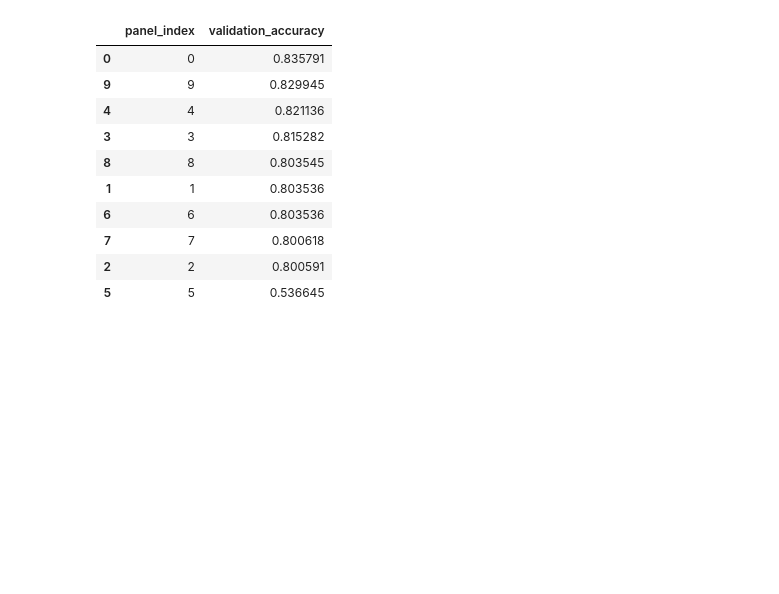
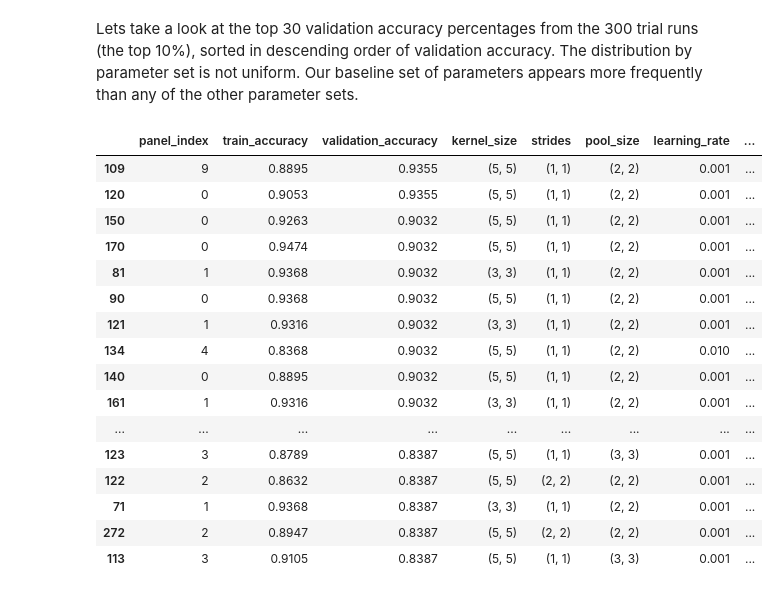
Before and after one commit to RERobbins/mids_w207_summer_22_Richard_Robbins, a Jupyter notebook: submissions/results_analysis.ipynb, the cells around one changed output. Saved outputs shown, nothing was run; the diff lists cells and outputs as text; code cells hidden in the pictures; blank space fills up the shorter version.

```diff
--- a/submissions/results_analysis.ipynb
+++ b/submissions/results_analysis.ipynb
@@ -153,14 +78,22 @@ for index in df.panel_index.unique():
+# %% [markdown]
+Lets take a look at the top 30 validation accuracy percentages from the 300 trial runs (the top 10%), sorted in descending order of validation accuracy.  The distribution by parameter set is not uniform.  Our baseline set of parameters appears more frequently than any of the other parameter sets.
 # %%
-df.groupby('panel_index', as_index=False)['validation_accuracy'].mean().sort_values('validation_accuracy', ascending=False)
+df.sort_values("validation_accuracy", ascending=False)[0:30]
 # %% [output]
-|  | panel_index | validation_accuracy |
-| 0 | 0 | 0.835791 |
-| 9 | 9 | 0.829945 |
-| 4 | 4 | 0.821136 |
-| 3 | 3 | 0.815282 |
-| 8 | 8 | 0.803545 |
-| 1 | 1 | 0.803536 |
-| 6 | 6 | 0.803536 |
-| 7 | 7 | 0.800618 |
-| 2 | 2 | 0.800591 |
-| 5 | 5 | 0.536645 |
+|  | panel_index | train_accuracy | validation_accuracy | kernel_size | strides | pool_size | learning_rate | ... |
+| 109 | 9 | 0.8895 | 0.9355 | (5, 5) | (1, 1) | (2, 2) | 0.001 | ... |
+| 120 | 0 | 0.9053 | 0.9355 | (5, 5) | (1, 1) | (2, 2) | 0.001 | ... |
+| 150 | 0 | 0.9263 | 0.9032 | (5, 5) | (1, 1) | (2, 2) | 0.001 | ... |
+| 170 | 0 | 0.9474 | 0.9032 | (5, 5) | (1, 1) | (2, 2) | 0.001 | ... |
+| 81 | 1 | 0.9368 | 0.9032 | (3, 3) | (1, 1) | (2, 2) | 0.001 | ... |
+| 90 | 0 | 0.9368 | 0.9032 | (5, 5) | (1, 1) | (2, 2) | 0.001 | ... |
+| 121 | 1 | 0.9316 | 0.9032 | (3, 3) | (1, 1) | (2, 2) | 0.001 | ... |
+| 134 | 4 | 0.8368 | 0.9032 | (5, 5) | (1, 1) | (2, 2) | 0.010 | ... |
+| 140 | 0 | 0.8895 | 0.9032 | (5, 5) | (1, 1) | (2, 2) | 0.001 | ... |
+| 161 | 1 | 0.9316 | 0.9032 | (3, 3) | (1, 1) | (2, 2) | 0.001 | ... |
+| ... | ... | ... | ... | ... | ... | ... | ... | ... |
+| 123 | 3 | 0.8789 | 0.8387 | (5, 5) | (1, 1) | (3, 3) | 0.001 | ... |
+| 122 | 2 | 0.8632 | 0.8387 | (5, 5) | (2, 2) | (2, 2) | 0.001 | ... |
+| 71 | 1 | 0.9368 | 0.8387 | (3, 3) | (1, 1) | (2, 2) | 0.001 | ... |
+| 272 | 2 | 0.8947 | 0.8387 | (5, 5) | (2, 2) | (2, 2) | 0.001 | ... |
+| 113 | 3 | 0.9105 | 0.8387 | (5, 5) | (1, 1) | (3, 3) | 0.001 | ... |
```
Also changed, not shown: parts of 23 cells of this notebook, 4 other files.
